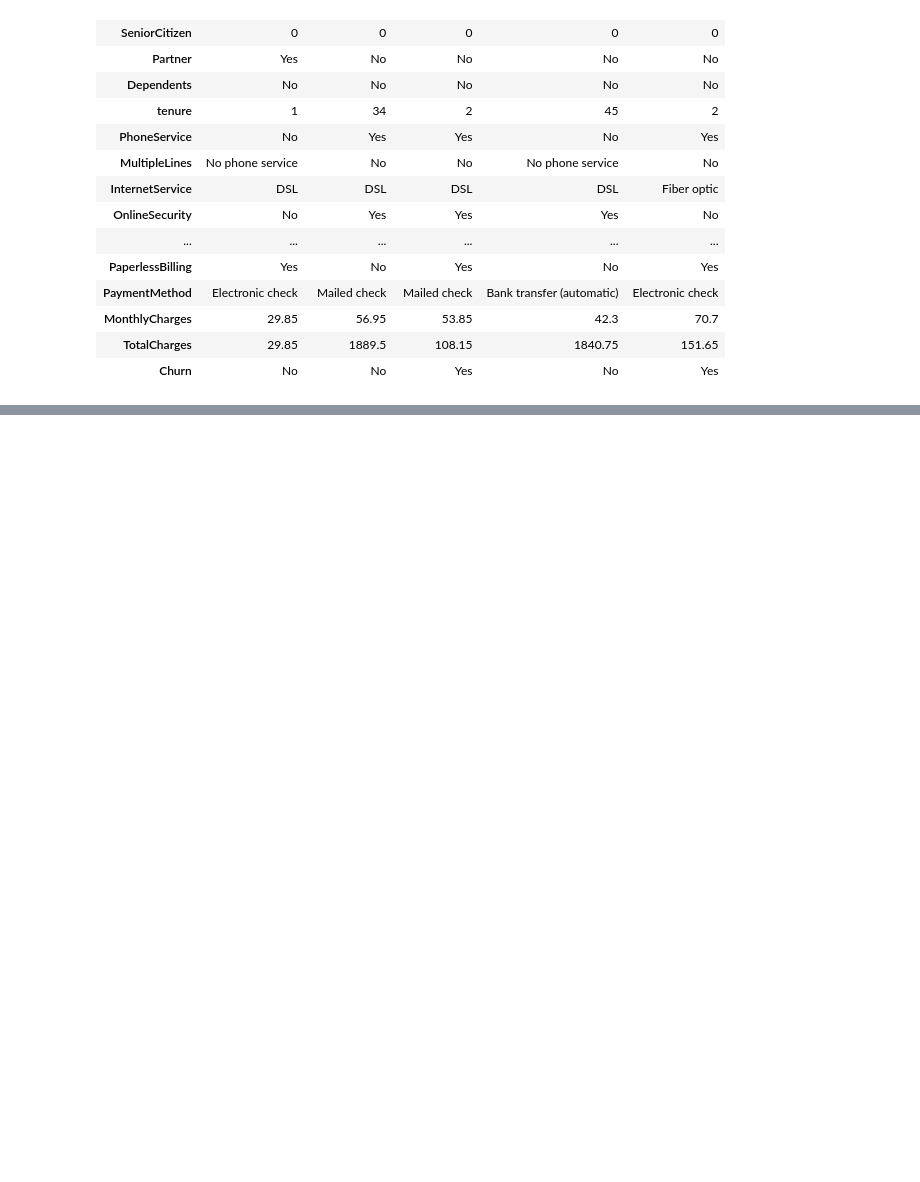
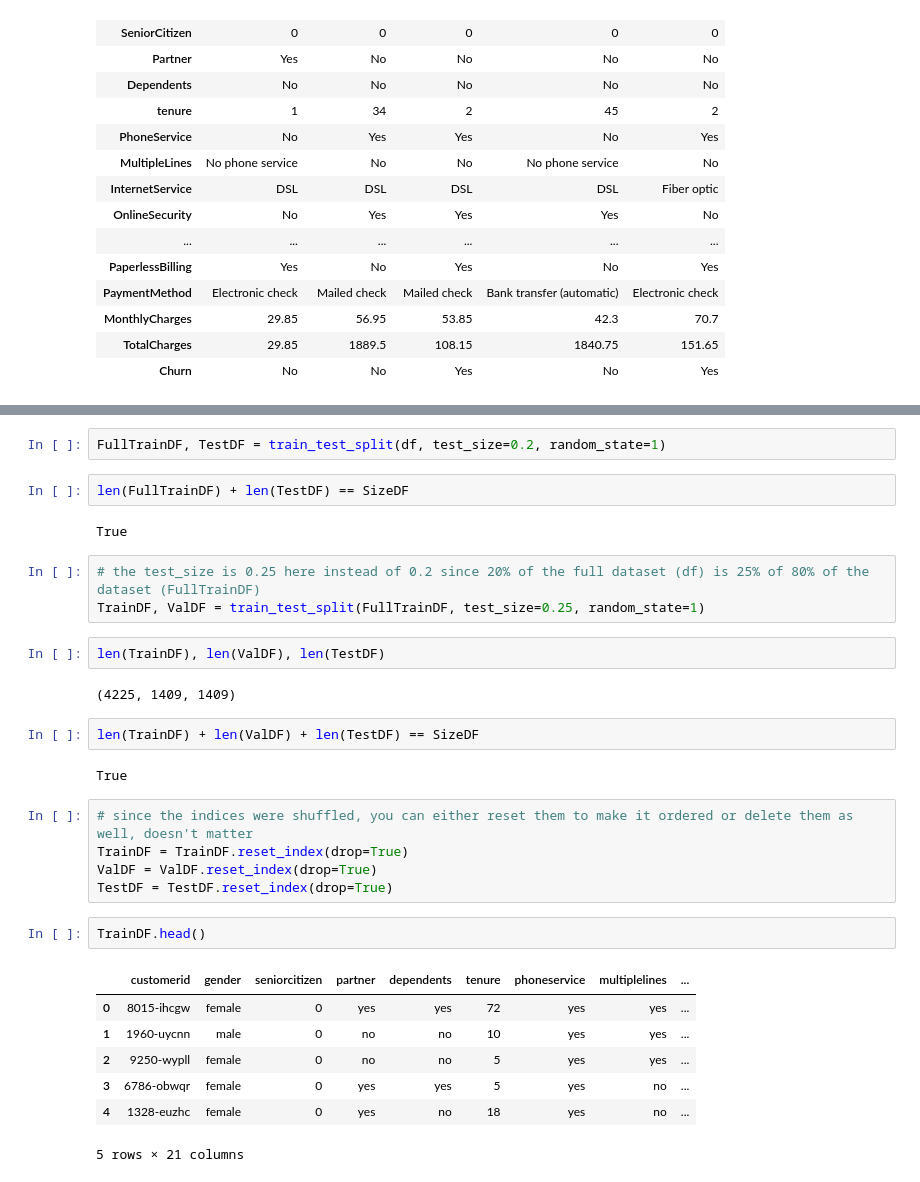
Before and after one commit to not-AVP/psychic-potato, a Jupyter notebook: practice/ChurnBurn.ipynb, the cells around one changed output, grey strips where cells are left out. Saved outputs shown, nothing was run; the diff lists cells and outputs as text; blank space fills up the shorter version.

```diff
--- a/practice/ChurnBurn.ipynb
+++ b/practice/ChurnBurn.ipynb
@@ -35,0 +252,32 @@ customerid ,gender ,seniorcitizen ,partner ,dependents ,tenure ,phoneservice ,mu
+# %%
+FullTrainDF, TestDF = train_test_split(df, test_size=0.2, random_state=1)
+# %%
+len(FullTrainDF) + len(TestDF) == SizeDF
+# %% [output]
+True
+# %%
+# the test_size is 0.25 here instead of 0.2 since 20% of the full dataset (df) is 25% of 80% of the dataset (FullTrainDF)
+TrainDF, ValDF = train_test_split(FullTrainDF, test_size=0.25, random_state=1)
+# %%
+len(TrainDF), len(ValDF), len(TestDF)
+# %% [output]
+(4225, 1409, 1409)
+# %%
+len(TrainDF) + len(ValDF) + len(TestDF) == SizeDF
+# %% [output]
+True
+# %%
+# since the indices were shuffled, you can either reset them to make it ordered or delete them as well, doesn't matter
+TrainDF = TrainDF.reset_index(drop=True)
+ValDF = ValDF.reset_index(drop=True)
+TestDF = TestDF.reset_index(drop=True)
+# %%
+TrainDF.head()
+# %% [output]
+|  | customerid | gender | seniorcitizen | partner | dependents | tenure | phoneservice | multiplelines | ... |
+| 0 | 8015-ihcgw | female | 0 | yes | yes | 72 | yes | yes | ... |
+| 1 | 1960-uycnn | male | 0 | no | no | 10 | yes | yes | ... |
+| 2 | 9250-wypll | female | 0 | no | no | 5 | yes | yes | ... |
+| 3 | 6786-obwqr | female | 0 | yes | yes | 5 | yes | no | ... |
+| 4 | 1328-euzhc | female | 0 | yes | no | 18 | yes | no | ... |
+5 rows × 21 columns
```
Also changed, not shown: parts of 23 cells of this notebook.
